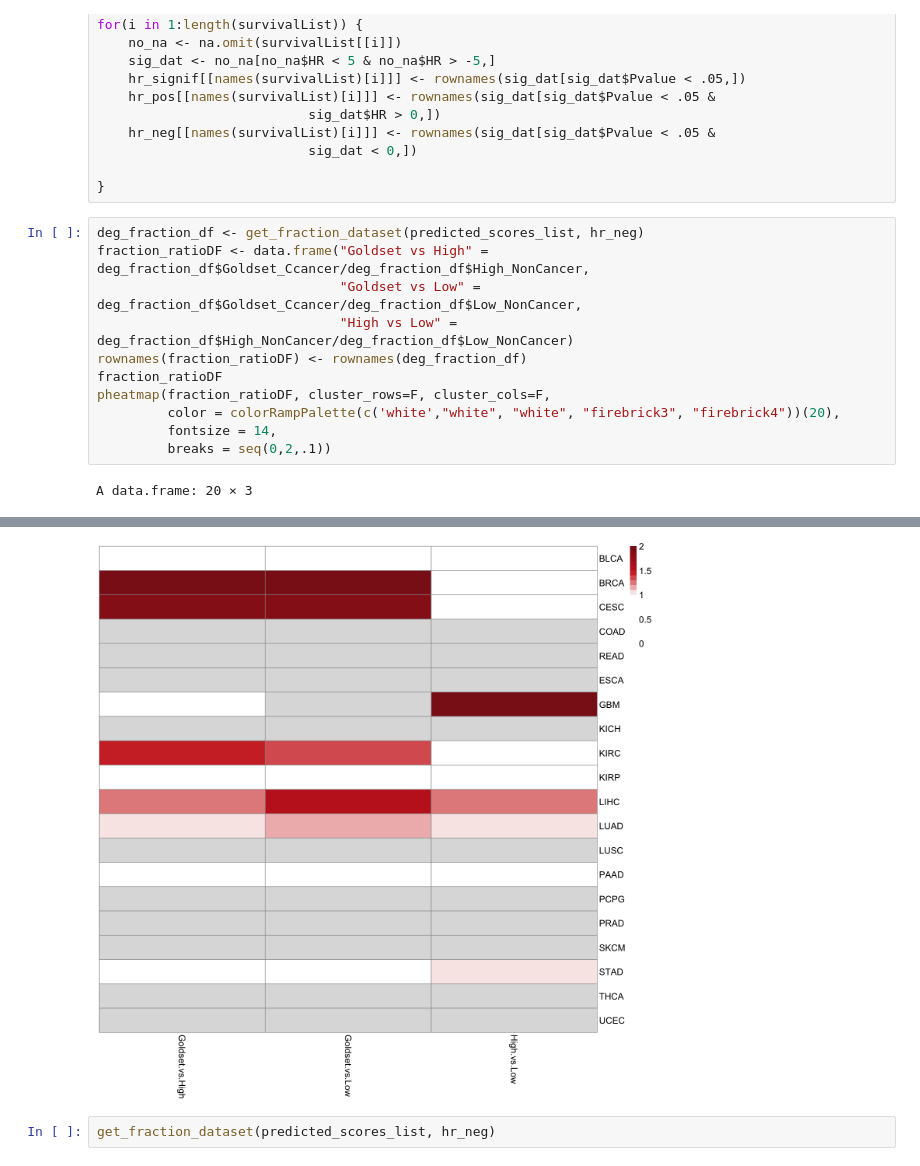
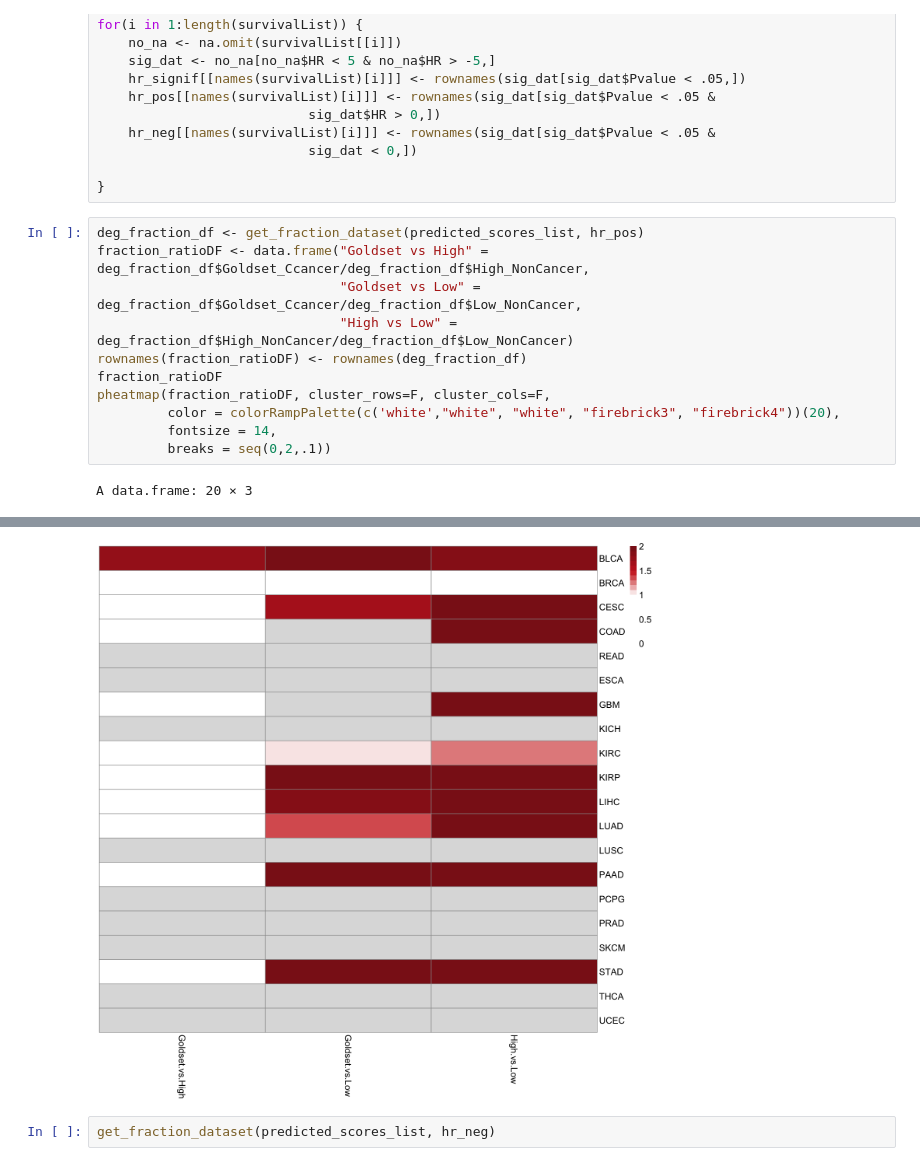
Before and after one commit to hannenhalli-lab/conserved_links_homeostasis_oncogenesis, a Jupyter notebook: scripts/Cancer_HR.ipynb, the cells around one changed output, grey strips where cells are left out. Saved outputs shown, nothing was run; the diff lists cells and outputs as text.

```diff
--- a/scripts/Cancer_HR.ipynb
+++ b/scripts/Cancer_HR.ipynb
@@ -479,7 +479,7 @@ for(i in 1:length(survivalList)) {
 
 }
 # %%
-deg_fraction_df <- get_fraction_dataset(predicted_scores_list, hr_neg)
+deg_fraction_df <- get_fraction_dataset(predicted_scores_list, hr_pos)
 fraction_ratioDF <- data.frame("Goldset vs High" = deg_fraction_df$Goldset_Ccancer/deg_fraction_df$High_NonCancer,
                                "Goldset vs Low" = deg_fraction_df$Goldset_Ccancer/deg_fraction_df$Low_NonCancer,
                                "High vs Low" = deg_fraction_df$High_NonCancer/deg_fraction_df$Low_NonCancer)
@@ -510,6 +510,6 @@ A data.frame: 20 × 3
 | THCA | NaN | NaN | NaN |
 | UCEC | NaN | NaN | NaN |
-[figure, old version]
+[figure, new version]
 # %%
 get_fraction_dataset(predicted_scores_list, hr_neg)
 # %% [output]
```
Also changed, not shown: parts of 9 cells of this notebook.
